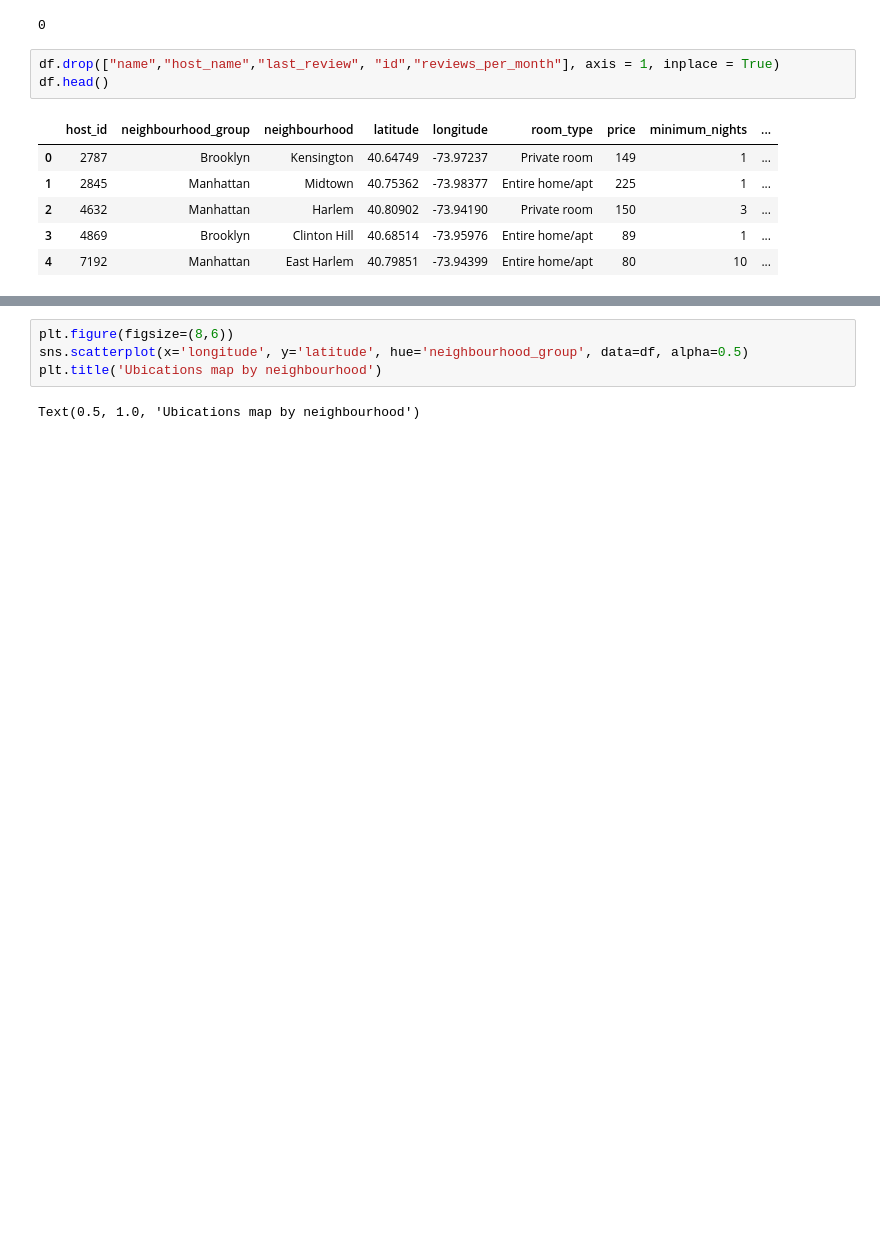
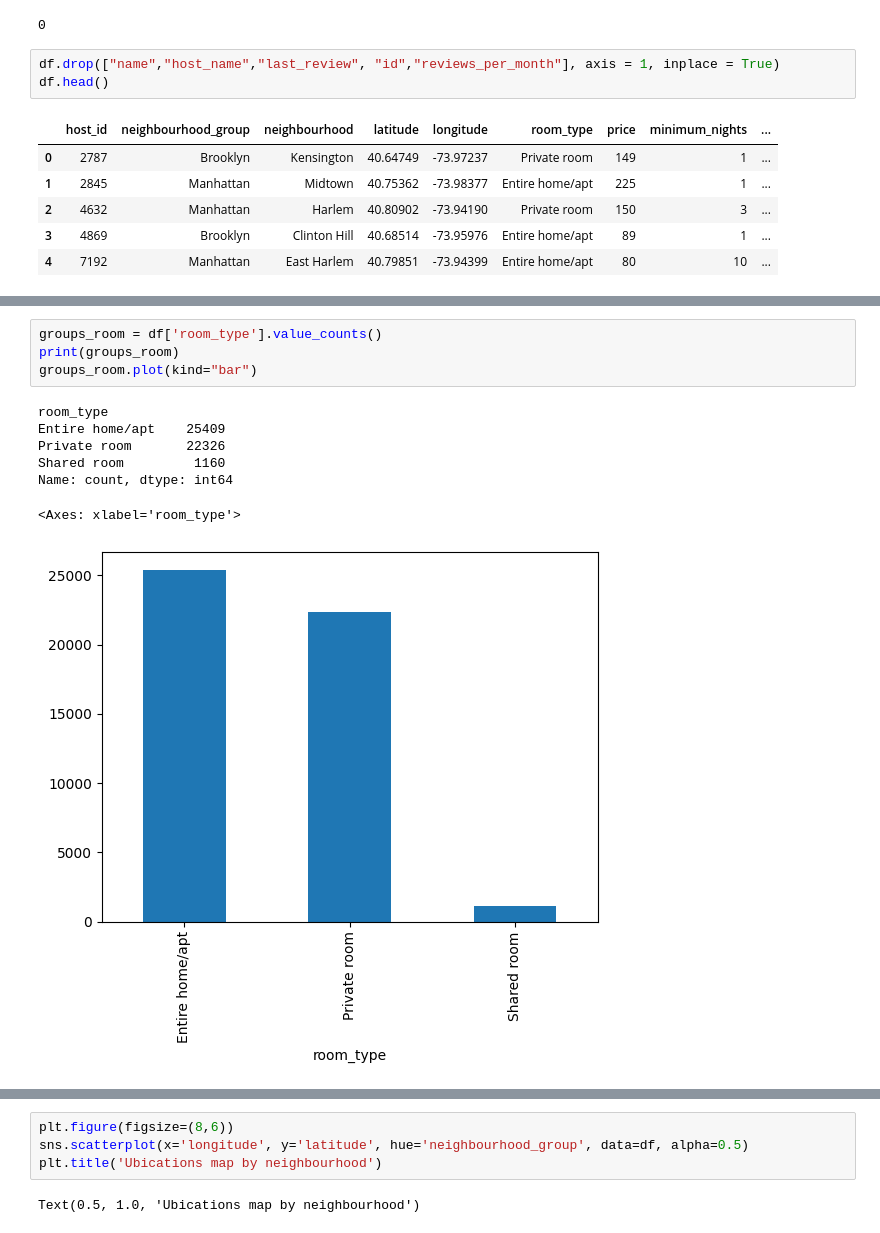
Before and after one commit to 4GeeksAcademy/agumarquez-machine-learning-python-template, a Jupyter notebook: src/explore.ipynb, the cells around one changed output, grey strips where cells are left out. Drawn from its saved outputs; the diff is of its cells as text; blank space fills up the shorter version.

```diff
--- a/src/explore.ipynb
+++ b/src/explore.ipynb
@@ -54,0 +85,12 @@ df.head()
+# %%
+groups_room = df['room_type'].value_counts()
+print(groups_room)
+groups_room.plot(kind="bar")
+# %% [output]
+room_type
+Entire home/apt    25409
+Private room       22326
+Shared room         1160
+Name: count, dtype: int64
+<Axes: xlabel='room_type'>
+[figure, added]
```
Also changed, not shown: parts of 11 cells of this notebook, 1 other file.
